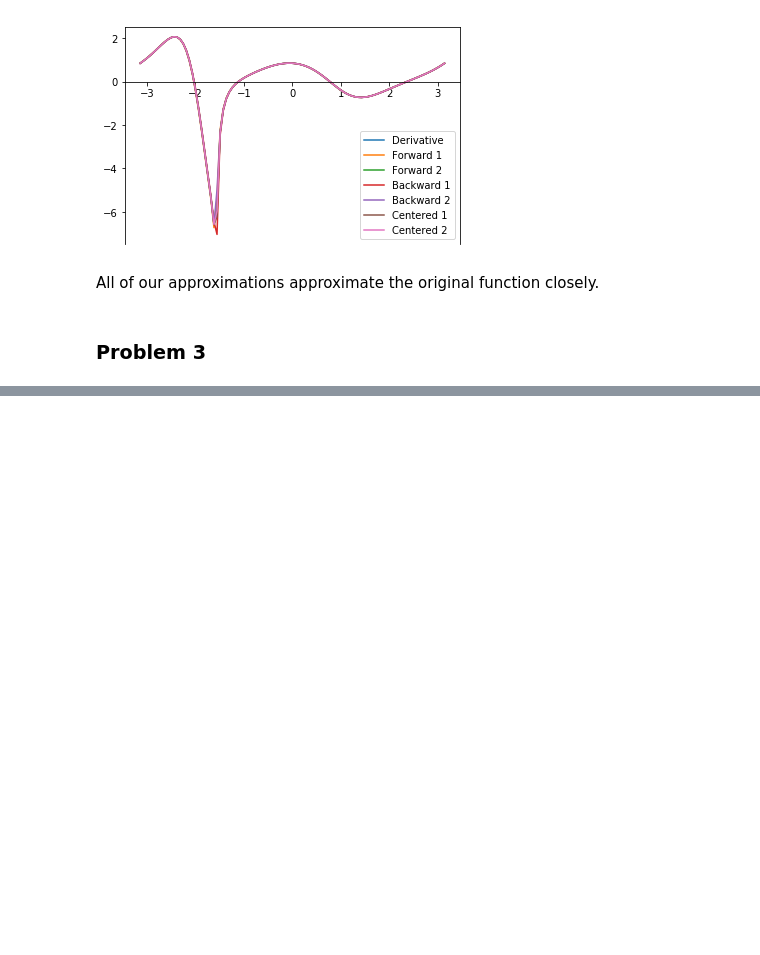
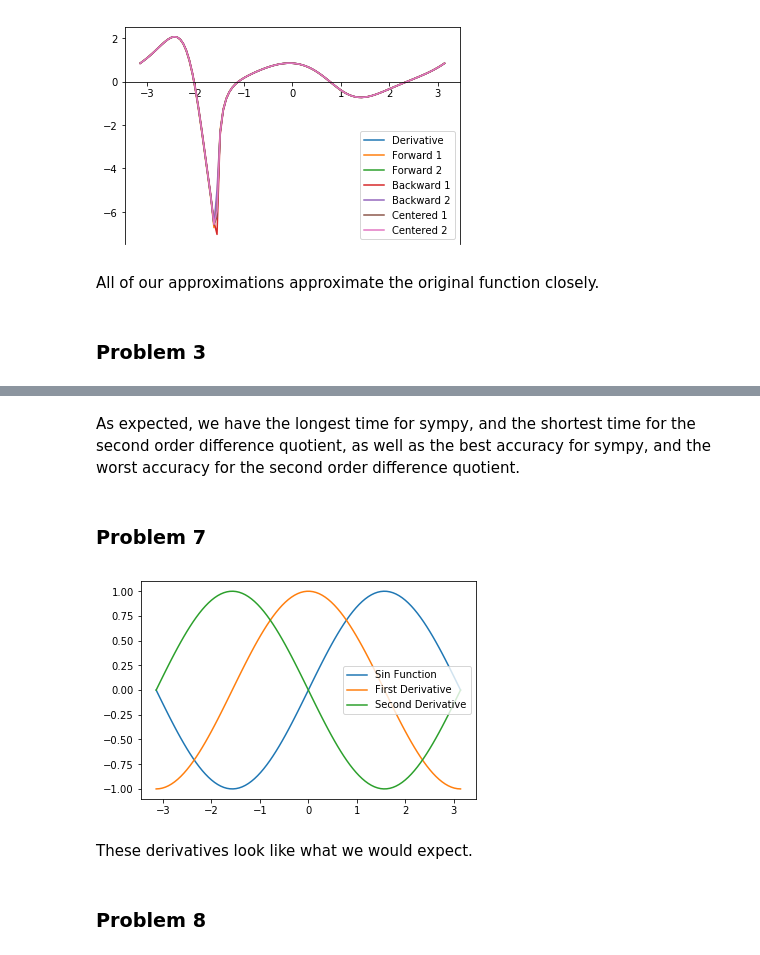
Before and after one commit to weihanchia/OSM-Lab-2017, a Jupyter notebook: Computation/Week 4/Week 4.ipynb, the cells around one changed output, grey strips where cells are left out. Drawn from its saved outputs; the diff is of its cells as text; code cells hidden in the pictures; blank space fills up the shorter version.

```diff
--- a/Computation/Week 4/Week 4.ipynb
+++ b/Computation/Week 4/Week 4.ipynb
@@ -379,0 +420,18 @@ array([  1.00000000e-08,   1.00000000e-07,   1.00000000e-06,
+# %%
+# Loading Plane Data
+plane = np.load("plane.npy")
+plane[:,1:] = np.deg2rad(plane[:,1:])
+
+xyvelo = np.zeros_like(plane[:,1:])
+
+xyvelo[0,0] = xl(plane[1,1], plane[1,2]) - xl(plane[0,1], plane[0,2])
+xyvelo[0,1] = yl(plane[1,1], plane[1,2]) - yl(plane[0,1], plane[0,2])
+
+for i in range(1,7):
+    xyvelo[i,0] = (xl(plane[i+1,1], plane[i+1,2]) - xl(plane[i,1], plane[i,2]))/2
+    xyvelo[i,1] = (yl(plane[i+1,1], plane[i+1,2]) - yl(plane[i,1], plane[i,2]))/2
+
+xyvelo[7,0] = (xl(plane[7,1], plane[7,2]) - xl(plane[6,1], plane[6,2]))/2
+xyvelo[7,1] = (yl(plane[7,1], plane[7,2]) - yl(plane[6,1], plane[6,2]))/2
+
+print(xyvelo)
@@ -379,0 +507,42 @@ array([  1.00000000e-08,   1.00000000e-07,   1.00000000e-06,
+# %% [markdown]
+As expected, we have the longest time for sympy, and the shortest time for the second order difference quotient, as well as the best accuracy for sympy, and the worst accuracy for the second order difference quotient.
+# %% [markdown]
+### Problem 7
+# %%
+# Define the taylor series
+
+def taylorsin(x, tol=0.0001):
+    result = 0
+    cur_term = x
+    i = 1
+    while anp.abs(cur_term) >= tol:
+        cur_term = (((-1) ** (i-1)) * x ** (2*i -1)) / np.math.factorial(2*i -1)
+        result += cur_term
+        i += 1
+    return result
+
+d_taylorsin = grad(taylorsin)
+d2_taylorsin = grad(d_taylorsin)
+
+grid = np.linspace(-np.pi, np.pi, 100)
+
+#Compute function and derivatives for plotting
+sinfunc = np.zeros_like(grid)
+dsinfunc = np.zeros_like(grid)
+d2sinfunc = np.zeros_like(grid)
+for i in range(len(grid)):
+    sinfunc[i] = taylorsin(grid[i])
+    dsinfunc[i] = d_taylorsin(grid[i])
+    d2sinfunc[i] = d2_taylorsin(grid[i])
+
+plt.plot(grid, sinfunc, label="Sin Function")
+plt.plot(grid, dsinfunc, label = "First Derivative")
+plt.plot(grid, d2sinfunc, label = "Second Derivative")
+plt.legend()
+plt.show()
+# %% [output]
+[figure, added]
+# %% [markdown]
+These derivatives look like what we would expect.
+# %% [markdown]
+### Problem 8
```
Also changed, not shown: parts of 20 cells of this notebook, 3 other files.
